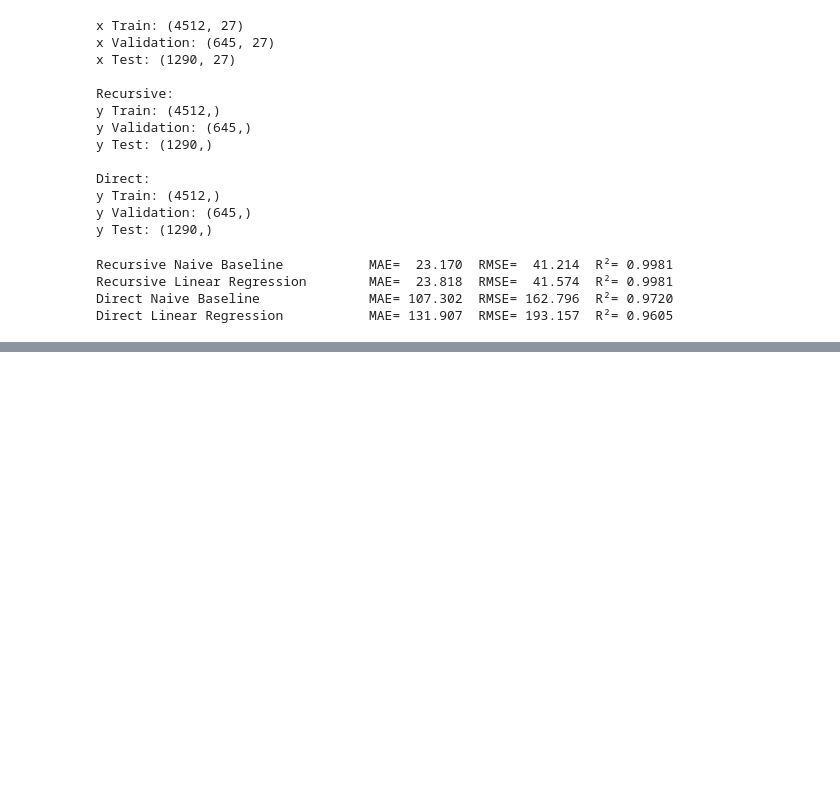
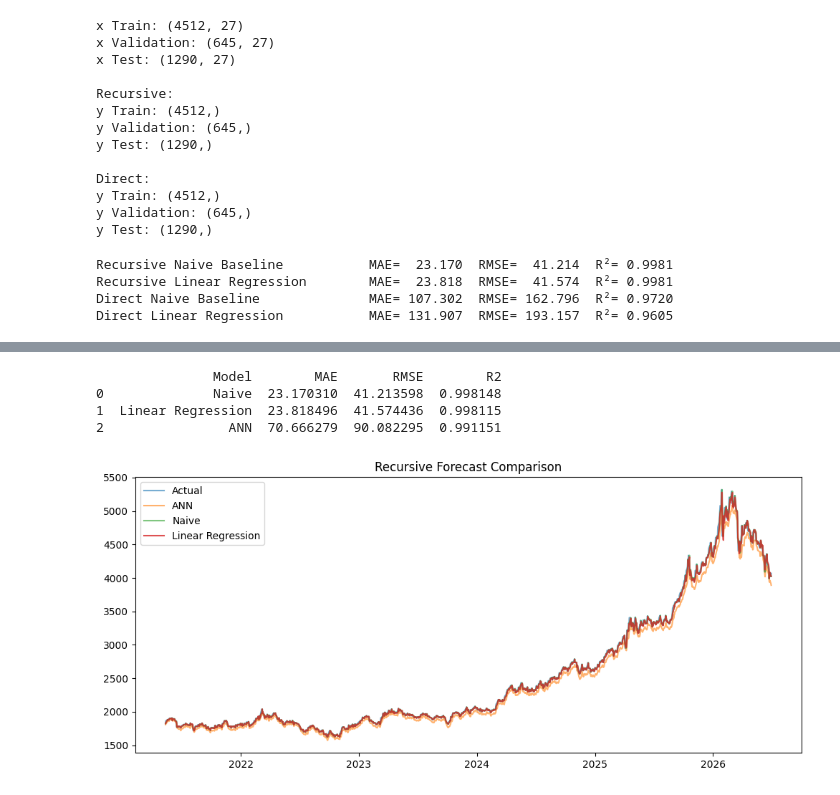
Before and after one commit to Haya-Alwizrah/GOLD-PRICES-ANALYSIS, a Jupyter notebook: Final/Deap_learning_f.ipynb, the cells around one changed output, grey strips where cells are left out. Cells and saved outputs as stored; diff of their text form; code cells hidden in the pictures; blank space fills up the shorter version.

```diff
--- a/Final/Deap_learning_f.ipynb
+++ b/Final/Deap_learning_f.ipynb
@@ -290,0 +292,38 @@ R²   : 0.8691
+# %%
+recursive_pred_s = predictor.recursive_model.model.predict(X_test_s, verbose=0).ravel()
+recursive_pred = scaler_y_r.inverse_transform(recursive_pred_s.reshape(-1,1)).ravel()
+
+comparison = pd.DataFrame({
+    "Model": ["Naive","Linear Regression","ANN"],
+    "MAE": [
+        recursive_baseline_results["naive"]["MAE"],
+        recursive_baseline_results["linreg"]["MAE"],
+        recursive_results["MAE"]
+    ],
+    "RMSE": [
+        recursive_baseline_results["naive"]["RMSE"],
+        recursive_baseline_results["linreg"]["RMSE"],
+        recursive_results["RMSE"]
+    ],
+    "R2": [
+        recursive_baseline_results["naive"]["R2"],
+        recursive_baseline_results["linreg"]["R2"],
+        recursive_results["R2"]
+    ]
+})
+print(comparison)
+
+plt.figure(figsize=(12,5))
+plt.plot(dates_test, y_r_test.values, label="Actual",alpha=0.6)
+plt.plot(dates_test, recursive_pred, label="ANN",alpha=0.6)
+plt.plot(dates_test, naive_recursive_pred, label="Naive",alpha=0.6)
+plt.plot(dates_test, linreg_recursive_pred, label="Linear Regression", alpha=0.8)
+plt.legend()
+plt.title("Recursive Forecast Comparison")
+plt.show()
+# %% [output]
+               Model        MAE       RMSE        R2
+0              Naive  23.170310  41.213598  0.998148
+1  Linear Regression  23.818496  41.574436  0.998115
+2                ANN  70.666279  90.082295  0.991151
+[figure, added]
```
Also changed, not shown: parts of 5 cells of this notebook, 3 other files.
